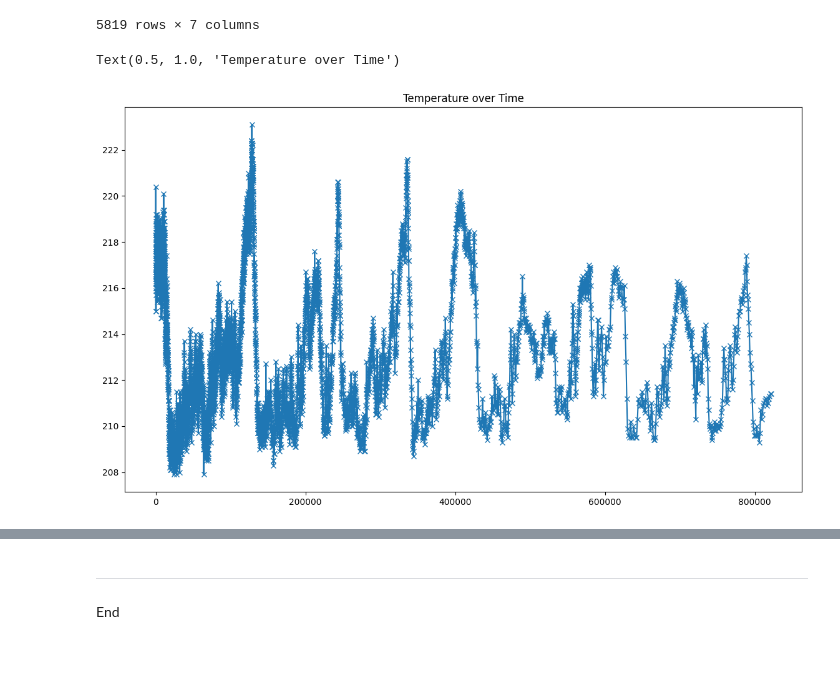
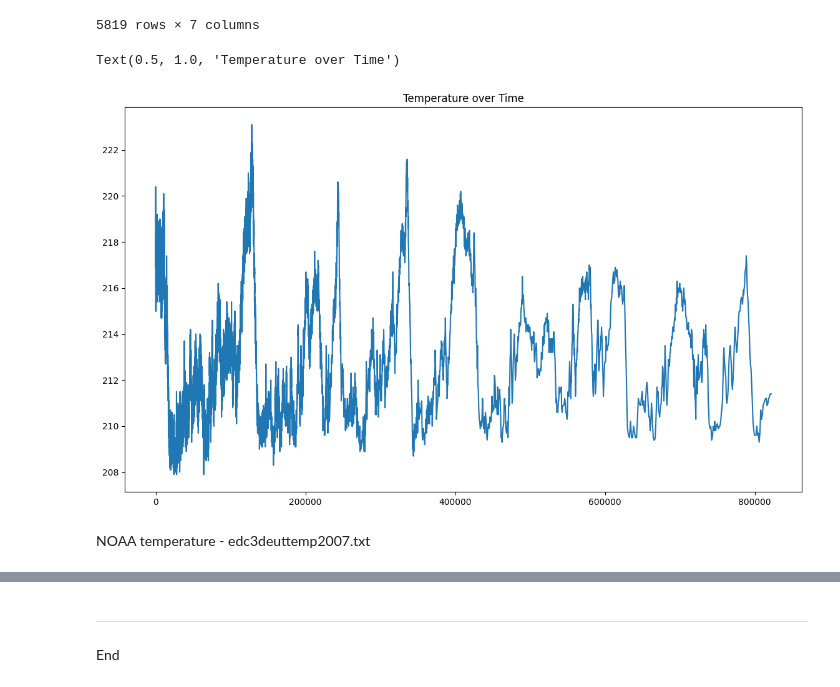
Before and after one commit to C-3sc0/Programming-for-Data-Analysis-Project, a Jupyter notebook: project2.ipynb, the cells around one changed output, grey strips where cells are left out. Cells and saved outputs as stored; diff of their text form; code cells hidden in the pictures; blank space fills up the shorter version.

```diff
--- a/project2.ipynb
+++ b/project2.ipynb
@@ -210,8 +617,10 @@ df_temperature
 5819 rows × 7 columns
 # %%
 plt.figure(figsize=(14, 8))
-plt.plot(df_temperature['AICC2012'], df_temperature['temp'], marker='x')
+plt.plot(df_temperature['AICC2012'], df_temperature['temp'])
 plt.title('Temperature over Time')
 # %% [output]
 Text(0.5, 1.0, 'Temperature over Time')
-[figure, old version]
+[figure, new version]
+# %% [markdown]
+NOAA temperature - edc3deuttemp2007.txt
```
Also changed, not shown: parts of 97 cells of this notebook.
